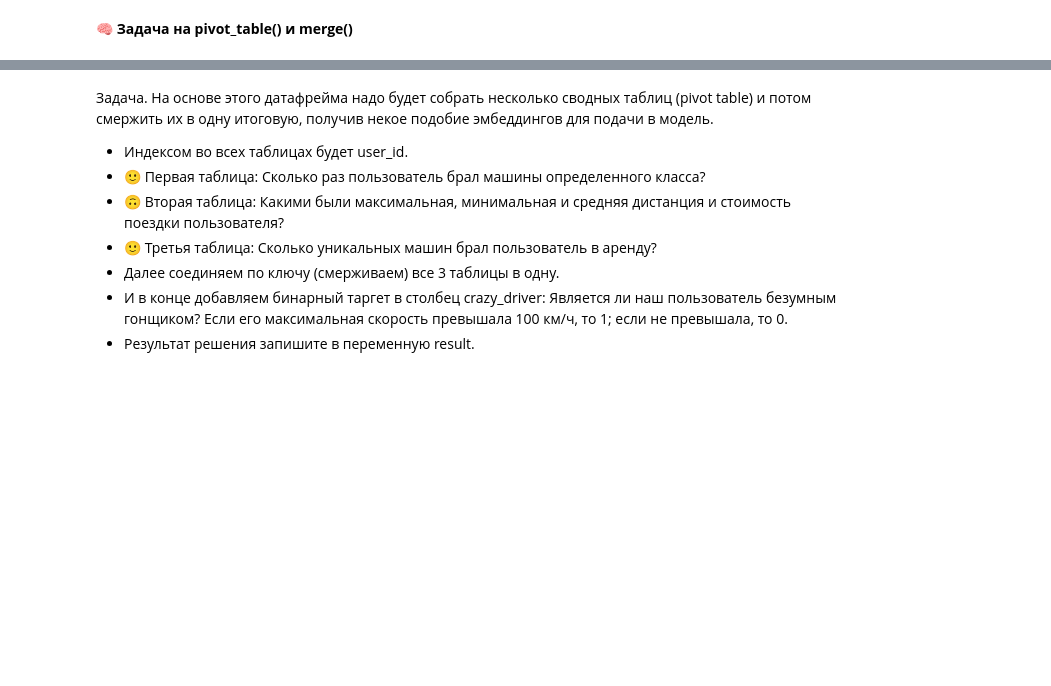
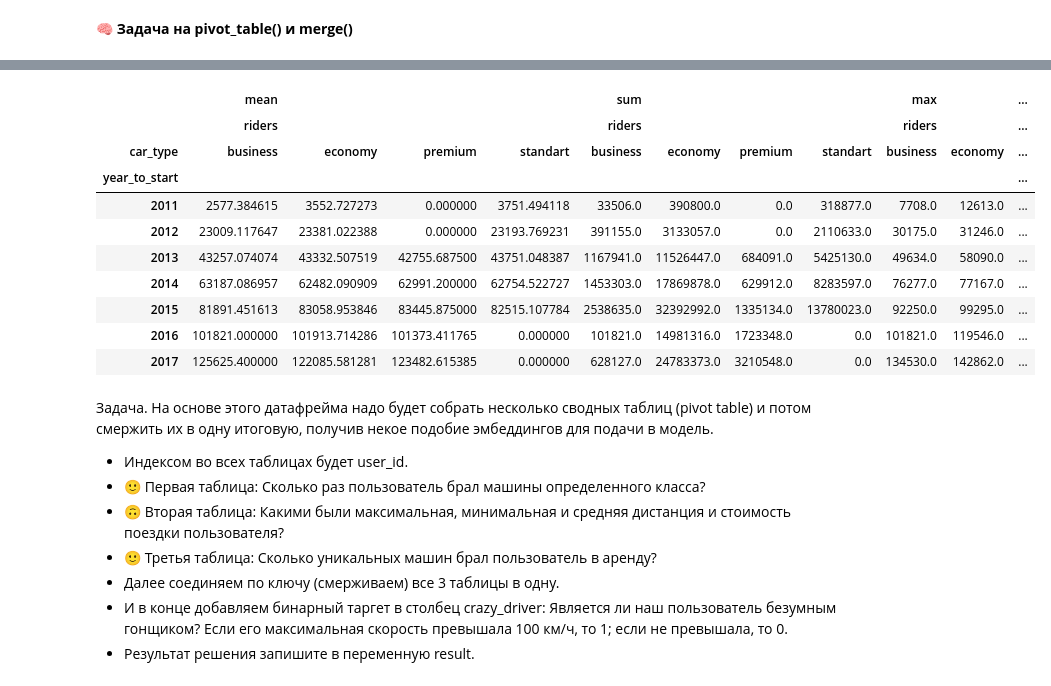
Before and after one commit to Pong2605/ml-competitions-course, a Jupyter notebook: notebooks/3_1_Tasks.ipynb, the cells around one changed output, grey strips where cells are left out. Saved outputs shown, nothing was run; the diff lists cells and outputs as text; code cells hidden in the pictures; blank space fills up the shorter version.

```diff
--- a/notebooks/3_1_Tasks.ipynb
+++ b/notebooks/3_1_Tasks.ipynb
@@ -139,3 +308,6 @@ print(rides['true_feature_4'].equals(rides['feature_4']))
 # Задача на 7-ом шаге урока
 # %% [markdown]
 **🧠 Задача на pivot_table() и merge()**
+# %%
+car_train = pd.read_csv('../data/car_train.csv')
+car_train.head()
@@ -142,3 +321,21 @@ print(rides['true_feature_4'].equals(rides['feature_4']))
+# %%
+car_train_pivot = car_train.pivot_table(index = 'year_to_start',
+                                        columns = ['car_type'],
+                                        values = ['riders'],
+                                        aggfunc = ['mean', 'sum', 'max']).fillna(0)
+car_train_pivot
+# %% [output]
+|  | mean |  |  |  | sum |  |  |  | max |  | ... |
+|  | riders |  |  |  | riders |  |  |  | riders |  | ... |
+| car_type | business | economy | premium | standart | business | economy | premium | standart | business | economy | ... |
+| year_to_start |  |  |  |  |  |  |  |  |  |  | ... |
+| 2011 | 2577.384615 | 3552.727273 | 0.000000 | 3751.494118 | 33506.0 | 390800.0 | 0.0 | 318877.0 | 7708.0 | 12613.0 | ... |
+| 2012 | 23009.117647 | 23381.022388 | 0.000000 | 23193.769231 | 391155.0 | 3133057.0 | 0.0 | 2110633.0 | 30175.0 | 31246.0 | ... |
+| 2013 | 43257.074074 | 43332.507519 | 42755.687500 | 43751.048387 | 1167941.0 | 11526447.0 | 684091.0 | 5425130.0 | 49634.0 | 58090.0 | ... |
+| 2014 | 63187.086957 | 62482.090909 | 62991.200000 | 62754.522727 | 1453303.0 | 17869878.0 | 629912.0 | 8283597.0 | 76277.0 | 77167.0 | ... |
+| 2015 | 81891.451613 | 83058.953846 | 83445.875000 | 82515.107784 | 2538635.0 | 32392992.0 | 1335134.0 | 13780023.0 | 92250.0 | 99295.0 | ... |
+| 2016 | 101821.000000 | 101913.714286 | 101373.411765 | 0.000000 | 101821.0 | 14981316.0 | 1723348.0 | 0.0 | 101821.0 | 119546.0 | ... |
+| 2017 | 125625.400000 | 122085.581281 | 123482.615385 | 0.000000 | 628127.0 | 24783373.0 | 3210548.0 | 0.0 | 134530.0 | 142862.0 | ... |
 # %% [markdown]
 Задача. На основе этого датафрейма надо будет собрать несколько сводных таблиц (pivot table) и потом смержить их в одну итоговую, получив некое подобие эмбеддингов для подачи в модель.
 
```
Also changed, not shown: parts of 37 cells of this notebook, 10 other files.
